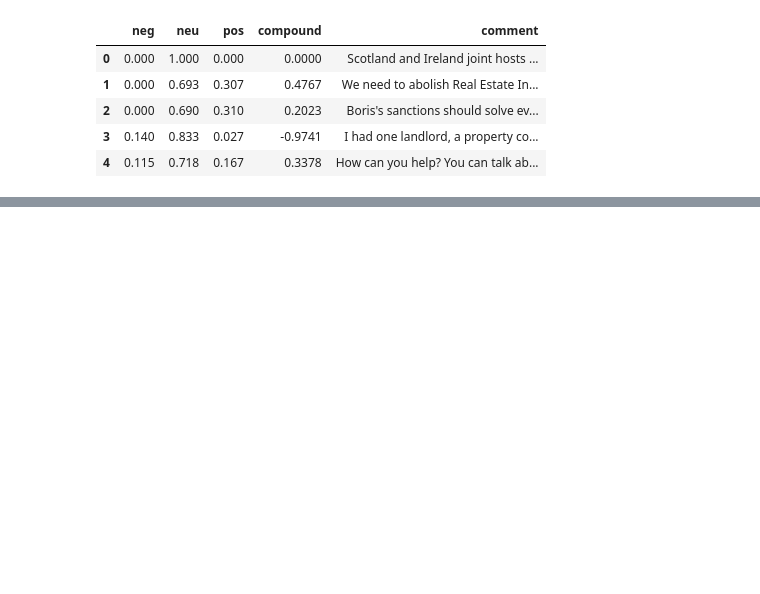
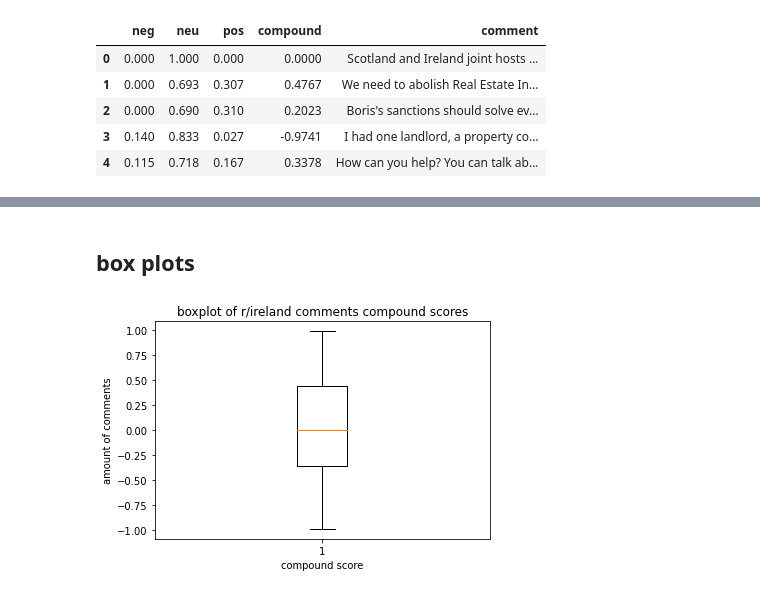
Before and after one commit to Gus1616/investigation_of_language_styles_reddit, a Jupyter notebook: 17350796_reddit_assignment_notebook.ipynb, the cells around one changed output, grey strips where cells are left out. Drawn from its saved outputs; the diff is of its cells as text; code cells hidden in the pictures; blank space fills up the shorter version.

```diff
--- a/17350796_reddit_assignment_notebook.ipynb
+++ b/17350796_reddit_assignment_notebook.ipynb
@@ -1096,0 +1095,12 @@ plt.show()
+# %% [markdown]
+## box plots
+# %%
+plt.boxplot(df_comments_ireland["compound"])
+
+plt.title('boxplot of r/ireland comments compound scores')
+plt.xlabel('compound score')
+plt.ylabel('amount of comments')
+
+plt.show()
+# %% [output]
+[figure, added]
```
Also changed, not shown: parts of 70 cells of this notebook.
